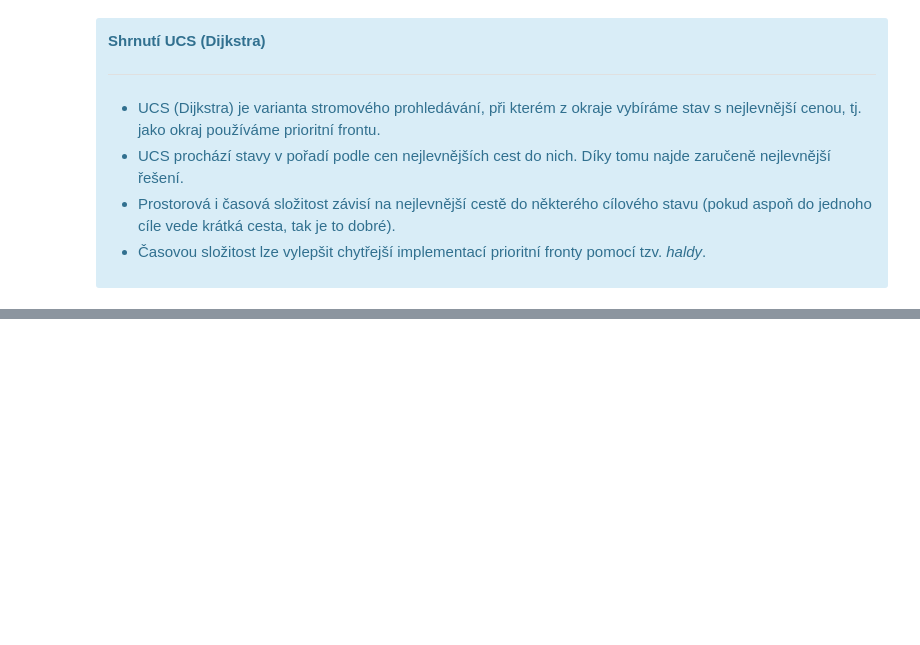
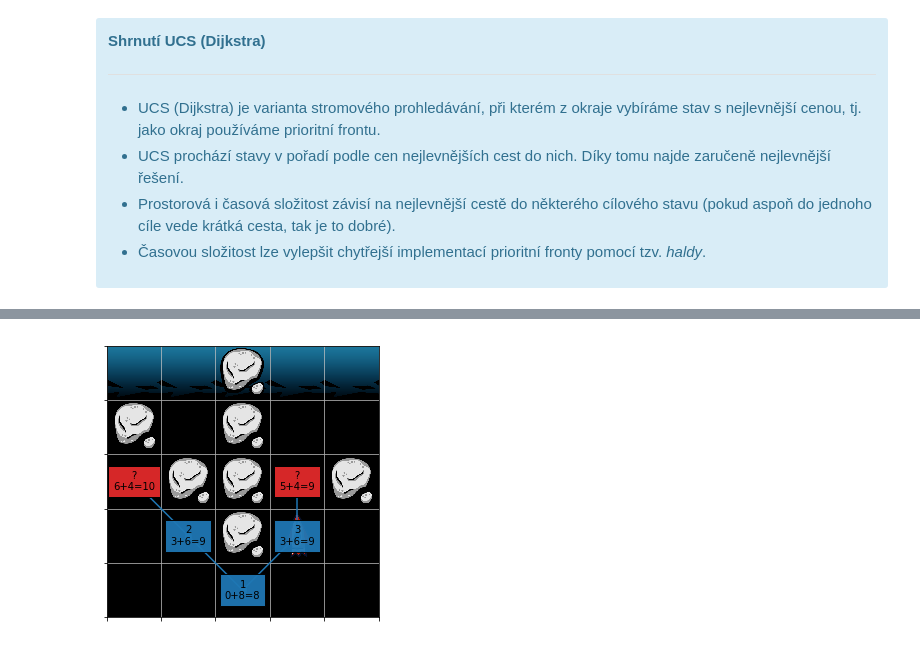
Before and after one commit to effa/ai-search-workshop, a Jupyter notebook: workshop.ipynb, the cells around one changed output, grey strips where cells are left out. Saved outputs shown, nothing was run; the diff lists cells and outputs as text; code cells hidden in the pictures; blank space fills up the shorter version.

```diff
--- a/workshop.ipynb
+++ b/workshop.ipynb
@@ -993,0 +708,17 @@ show_path(a_star(state, heuristic=heuristic_distance))
+# %%
+# Ukazka prohledavaciho stromu A*.
+c1 = parse_state(
+'| | |A| | |'
+'|A| |A| | |'
+'| |A|A| |A|'
+'| | |A| | |'
+'| | |S| | |')
+b2 = move(c1,'l'); d2 = move(c1,'r')
+a3 = move(b2,'l'); d3 = move(d2,'f')
+with visualize_search(c1, costs=True, heuristic=True, interactive=False):
+    # TODO: run solutions.a_star(c1)
+    log_search_step(c1, {b2, d2}, {c1:0, b2:3, d2:3}, {c1:8, b2:6, d2:6})
+    log_search_step(b2, {d2, a3}, {c1:0, b2:3, d2:3, a3:6}, {c1:8, b2:6, d2:6, a3:4})
+    log_search_step(d2, {d3, a3}, {c1:0, b2:3, d2:3, d3:5, a3:6}, {c1:8, b2:6, d2:6, a3:4, d3:4})
+# %% [output]
+[figure, added]
```
Also changed, not shown: parts of 28 cells of this notebook, 2 other files.
